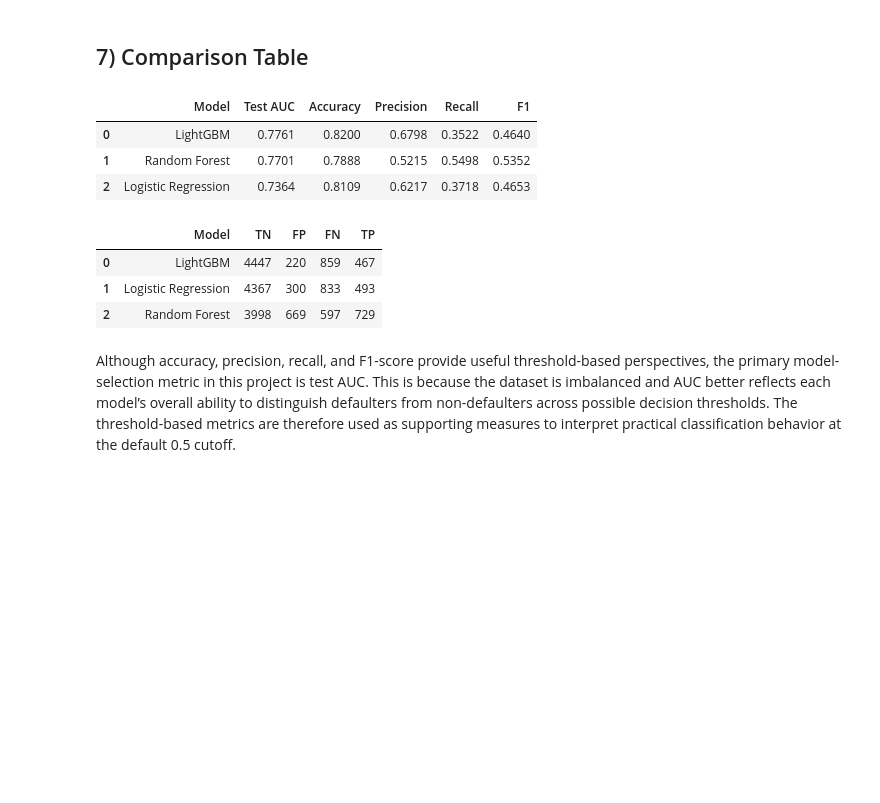
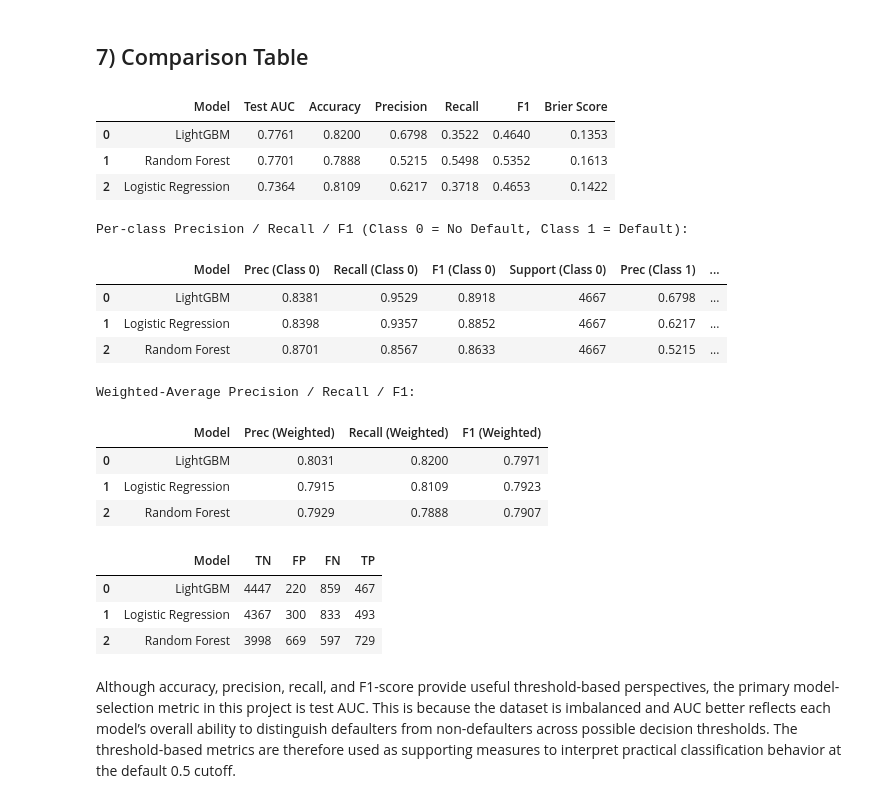
Before and after one commit to malika-nagpal/st494_creditrisk_analysis, a Jupyter notebook: Evaluation.ipynb, the cells around one changed output. Cells and saved outputs as stored; diff of their text form; code cells hidden in the pictures; blank space fills up the shorter version.

Commit message:
added more tables in cell 6

```diff
--- a/Evaluation.ipynb
+++ b/Evaluation.ipynb
@@ -143,6 +144,7 @@ def model_metrics(name, y_true, y_prob, y_pred):
         'Precision': precision_score(y_true, y_pred, zero_division=0),
         'Recall': recall_score(y_true, y_pred, zero_division=0),
         'F1': f1_score(y_true, y_pred, zero_division=0),
+        'Brier Score': brier_score_loss(y_true, y_prob),
     }
 
 metrics_rows = [
@@ -155,22 +157,79 @@ metrics_rows = [
 # %%
 results_df = pd.DataFrame(metrics_rows).sort_values('Test AUC', ascending=False).reset_index(drop=True)
 display(results_df.round(4))
+
+per_class_rows = []
+for name, y_pred, y_prob in [
+    ('LightGBM',           y_pred_lgbm, y_prob_lgbm),
+    ('Logistic Regression', y_pred_lr,   y_prob_lr),
+    ('Random Forest',       y_pred_rf,   y_prob_rf),
+]:
+    report = classification_report(y_test, y_pred, output_dict=True, zero_division=0)
+    per_class_rows.append({
+        'Model':              name,
+        'Prec (Class 0)':     report['0']['precision'],
+        'Recall (Class 0)':   report['0']['recall'],
+        'F1 (Class 0)':       report['0']['f1-score'],
+        'Support (Class 0)':  int(report['0']['support']),
+        'Prec (Class 1)':     report['1']['precision'],
+        'Recall (Class 1)':   report['1']['recall'],
+        'F1 (Class 1)':       report['1']['f1-score'],
+        'Support (Class 1)':  int(report['1']['support']),
+        'Prec (Weighted)':    report['weighted avg']['precision'],
+        'Recall (Weighted)':  report['weighted avg']['recall'],
+        'F1 (Weighted)':      report['weighted avg']['f1-score'],
+    })
+
+per_class_df = pd.DataFrame(per_class_rows)
+
+
+class_breakdown_df = per_class_df[[
+    'Model',
+    'Prec (Class 0)', 'Recall (Class 0)', 'F1 (Class 0)', 'Support (Class 0)',
+    'Prec (Class 1)', 'Recall (Class 1)', 'F1 (Class 1)', 'Support (Class 1)',
+]].copy()
+
+
+float_cols = [c for c in class_breakdown_df.columns if c not in ('Model', 'Support (Class 0)', 'Support (Class 1)')]
+class_breakdown_df[float_cols] = class_breakdown_df[float_cols].round(4)
+print('\nPer-class Precision / Recall / F1 (Class 0 = No Default, Class 1 = Default):')
+display(class_breakdown_df)
+
+
+weighted_df = per_class_df[[
+    'Model', 'Prec (Weighted)', 'Recall (Weighted)', 'F1 (Weighted)'
+]].copy()
+weighted_df[['Prec (Weighted)', 'Recall (Weighted)', 'F1 (Weighted)']] = \
+    weighted_df[['Prec (Weighted)', 'Recall (Weighted)', 'F1 (Weighted)']].round(4)
+print('\nWeighted-Average Precision / Recall / F1:')
+display(weighted_df)
+
 
 cm_summary = pd.DataFrame([
     {'Model': 'LightGBM', 'TN': confusion_matrix(y_test, y_pred_lgbm)[0, 0], 'FP': confusion_matrix(y_test, y_pred_lgbm)[0, 1], 'FN': confusion_matrix(y_test, y_pred_lgbm)[1, 0], 'TP': confusion_matrix(y_test, y_pred_lgbm)[1, 1]},
     {'Model': 'Logistic Regression', 'TN': confusion_matrix(y_test, y_pred_lr)[0, 0], 'FP': confusion_matrix(y_test, y_pred_lr)[0, 1], 'FN': confusion_matrix(y_test, y_pred_lr)[1, 0], 'TP': confusion_matrix(y_test, y_pred_lr)[1, 1]},
     {'Model': 'Random Forest', 'TN': confusion_matrix(y_test, y_pred_rf)[0, 0], 'FP': confusion_matrix(y_test, y_pred_rf)[0, 1], 'FN': confusion_matrix(y_test, y_pred_rf)[1, 0], 'TP': confusion_matrix(y_test, y_pred_rf)[1, 1]},
 ])
 display(cm_summary)
 # %% [output]
-|  | Model | Test AUC | Accuracy | Precision | Recall | F1 |
-| 0 | LightGBM | 0.7761 | 0.8200 | 0.6798 | 0.3522 | 0.4640 |
-| 1 | Random Forest | 0.7701 | 0.7888 | 0.5215 | 0.5498 | 0.5352 |
-| 2 | Logistic Regression | 0.7364 | 0.8109 | 0.6217 | 0.3718 | 0.4653 |
+|  | Model | Test AUC | Accuracy | Precision | Recall | F1 | Brier Score |
+| 0 | LightGBM | 0.7761 | 0.8200 | 0.6798 | 0.3522 | 0.4640 | 0.1353 |
+| 1 | Random Forest | 0.7701 | 0.7888 | 0.5215 | 0.5498 | 0.5352 | 0.1613 |
+| 2 | Logistic Regression | 0.7364 | 0.8109 | 0.6217 | 0.3718 | 0.4653 | 0.1422 |
+Per-class Precision / Recall / F1 (Class 0 = No Default, Class 1 = Default):
-|  | Model | TN | FP | FN | TP |
-| 0 | LightGBM | 4447 | 220 | 859 | 467 |
-| 1 | Logistic Regression | 4367 | 300 | 833 | 493 |
-| 2 | Random Forest | 3998 | 669 | 597 | 729 |
+|  | Model | Prec (Class 0) | Recall (Class 0) | F1 (Class 0) | Support (Class 0) | Prec (Class 1) | ... |
+| 0 | LightGBM | 0.8381 | 0.9529 | 0.8918 | 4667 | 0.6798 | ... |
+| 1 | Logistic Regression | 0.8398 | 0.9357 | 0.8852 | 4667 | 0.6217 | ... |
+| 2 | Random Forest | 0.8701 | 0.8567 | 0.8633 | 4667 | 0.5215 | ... |
+Weighted-Average Precision / Recall / F1:
+|  | Model | Prec (Weighted) | Recall (Weighted) | F1 (Weighted) |
+| 0 | LightGBM | 0.8031 | 0.8200 | 0.7971 |
+| 1 | Logistic Regression | 0.7915 | 0.8109 | 0.7923 |
+| 2 | Random Forest | 0.7929 | 0.7888 | 0.7907 |
+|  | Model | TN | FP | FN | TP |
+| 0 | LightGBM | 4447 | 220 | 859 | 467 |
+| 1 | Logistic Regression | 4367 | 300 | 833 | 493 |
+| 2 | Random Forest | 3998 | 669 | 597 | 729 |
 # %% [markdown]
 Although accuracy, precision, recall, and F1-score provide useful threshold-based perspectives, the primary model-selection metric in this project is test AUC. This is because the dataset is imbalanced and AUC better reflects each model’s overall ability to distinguish defaulters from non-defaulters across possible decision thresholds. The threshold-based metrics are therefore used as supporting measures to interpret practical classification behavior at the default 0.5 cutoff.
 # %% [markdown]
```
Also changed, not shown: parts of 1 cell of this notebook.
